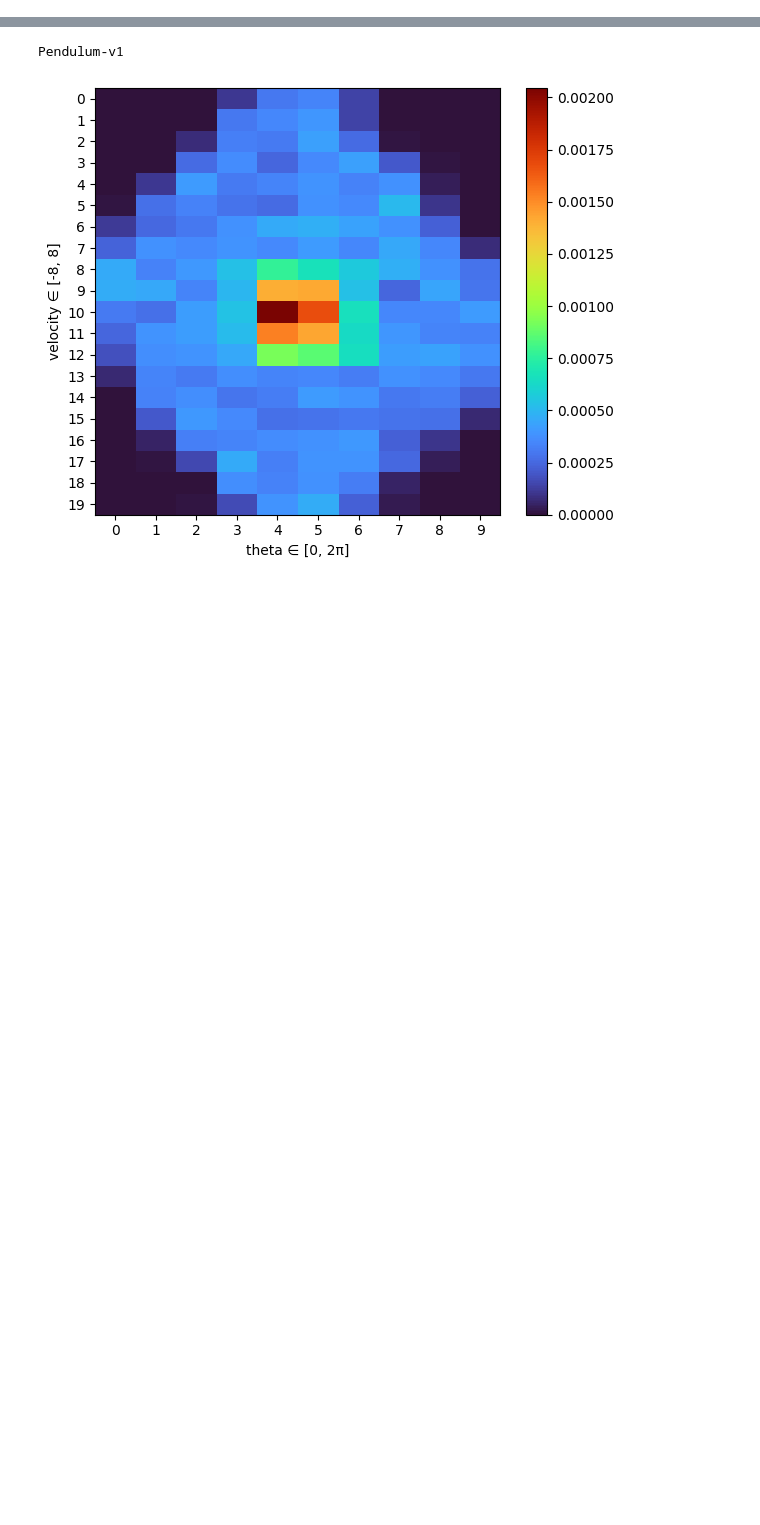
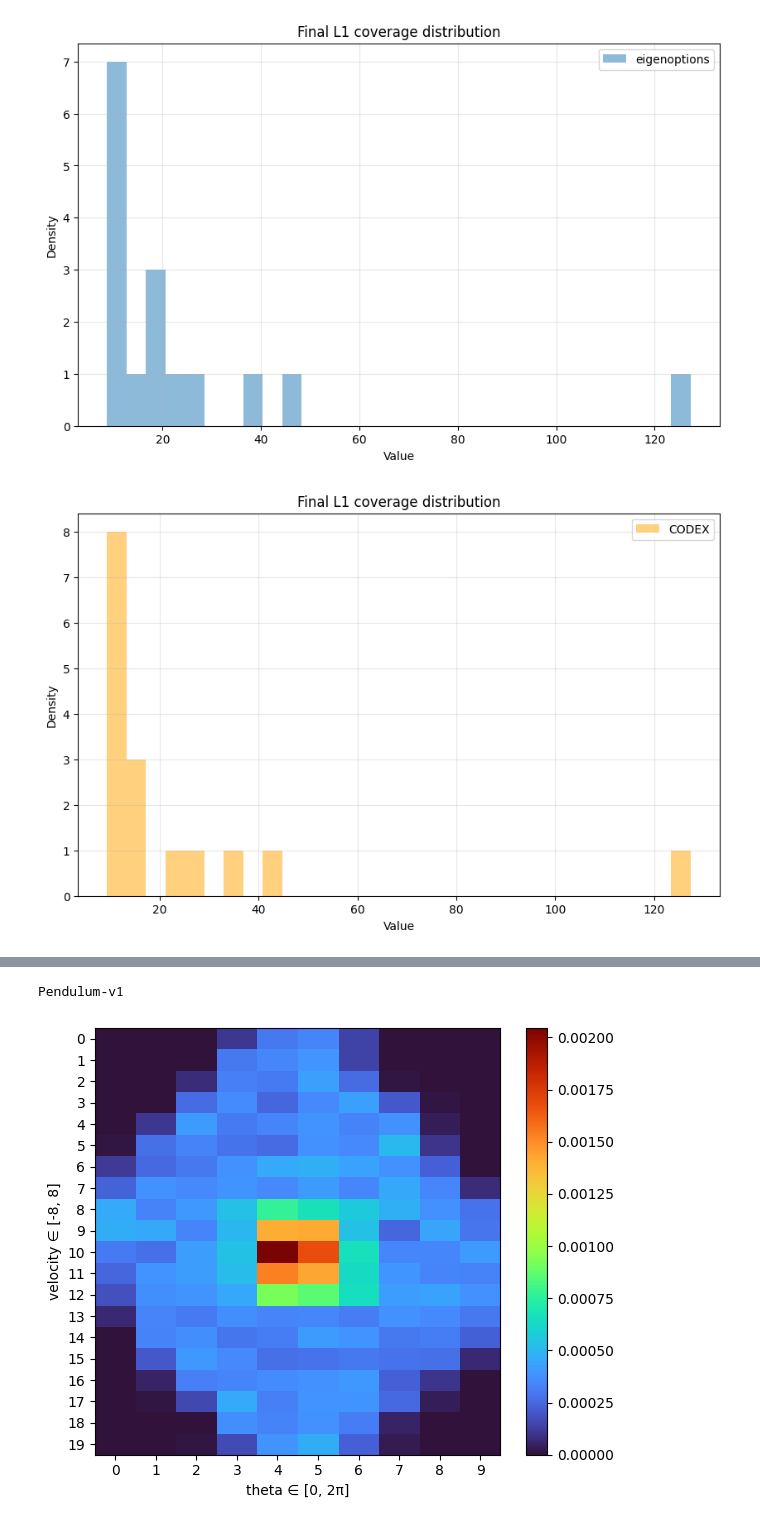
Before and after one commit to aaronma1/l1-cov, a Jupyter notebook: analysis.ipynb, the cells around one changed output, grey strips where cells are left out. Saved outputs shown, nothing was run; the diff lists cells and outputs as text; code cells hidden in the pictures; blank space fills up the shorter version.

```diff
--- a/analysis.ipynb
+++ b/analysis.ipynb
@@ -131,0 +138,46 @@ plot_competing(ent_eig, ent_cov, ent_random, ent_maxent, labels=["eigenoptions",
+# %%
+
+def plot_competing_histograms(*datasets, labels=None, colors=None, title="Comparison of Histograms"):
+    """
+    Plots histograms for multiple datasets on the same figure.
+
+    Args:
+        *datasets: Variable number of 1D lists/arrays.
+        labels (list): List of strings for the legend.
+        colors (list): List of color codes. If None, uses default cycle.
+        title (str): Plot title.
+    """
+    plt.figure(figsize=(10, 6))
+
+    # Create default labels if none provided
+    if labels is None:
+        labels = [f"Dataset {i+1}" for i in range(len(datasets))]
+
+    # Create a distinct color for each dataset if not provided
+    if colors is None:
+        # Get the default color cycle from matplotlib
+        prop_cycle = plt.rcParams['axes.prop_cycle']
+        default_colors = prop_cycle.by_key()['color']
+        # Cycle through defaults if we have more datasets than colors
+        colors = [default_colors[i % len(default_colors)] for i in range(len(datasets))]
+
+    for i, data in enumerate(datasets):
+        plt.hist(data, bins=30, alpha=0.5, label=labels[i], color=colors[i], density=False)
+
+    plt.xlabel("Value")
+    plt.ylabel("Density")
+    plt.title(title)
+    plt.legend()
+    plt.grid(True, alpha=0.3)
+    plt.show()
+
+plot_competing_histograms(l1_eig[-2],  labels=["eigenoptions"], title="Final L1 coverage distribution")
+plot_competing_histograms(l1_cov[-2],  labels=["CODEX"], colors=["orange"], title="Final L1 coverage distribution")
+
+
+
+l1_eig2 = read_pickle("out/pendulum1/eigenoptions_l1_covs.pkl")
+plot_competing(l1_eig2, l1_random,  labels=["eigenoptions", "codex", "random", "maxent"], title="State probability fucntion Entropy")
+# %% [output]
+[figure, added]
+[figure, added]
```
Also changed, not shown: parts of 5 cells of this notebook, 3 other files.
